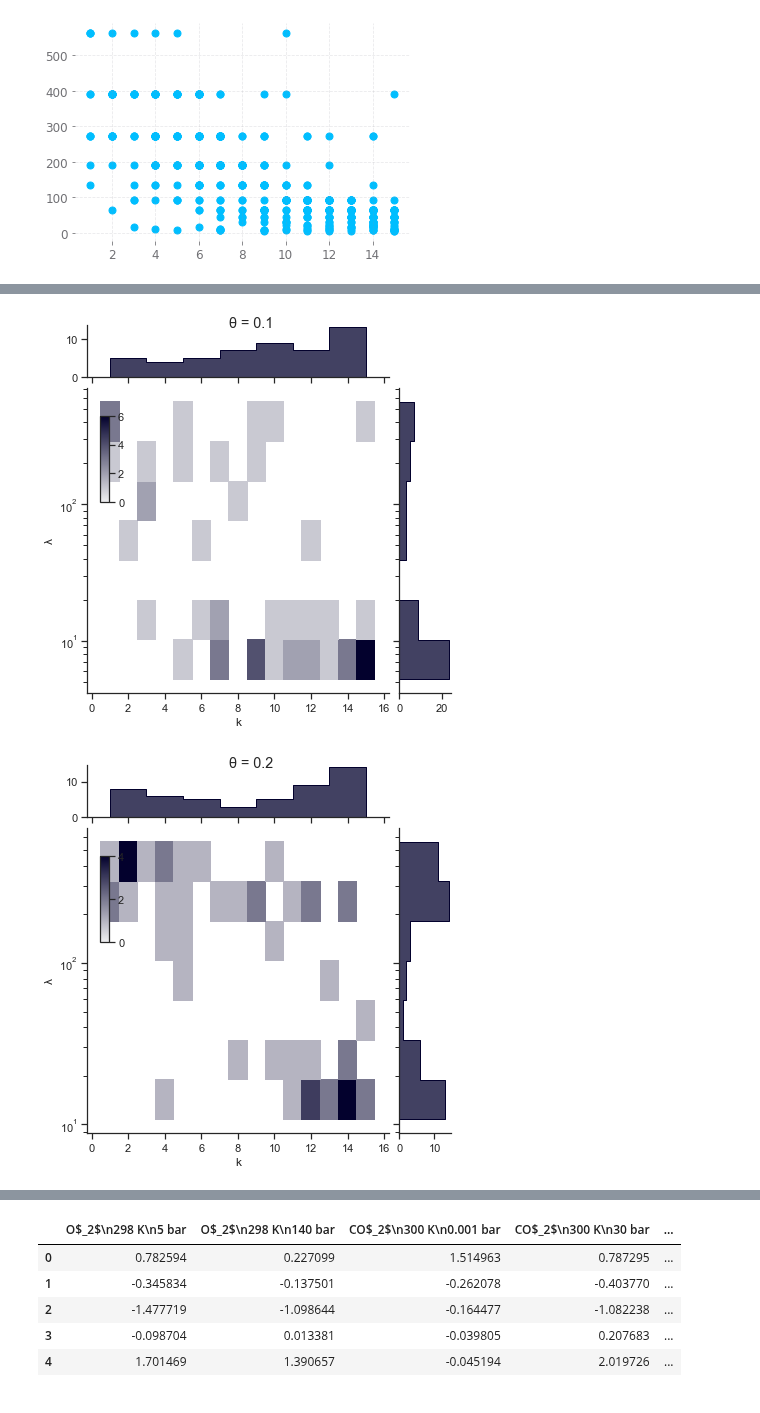
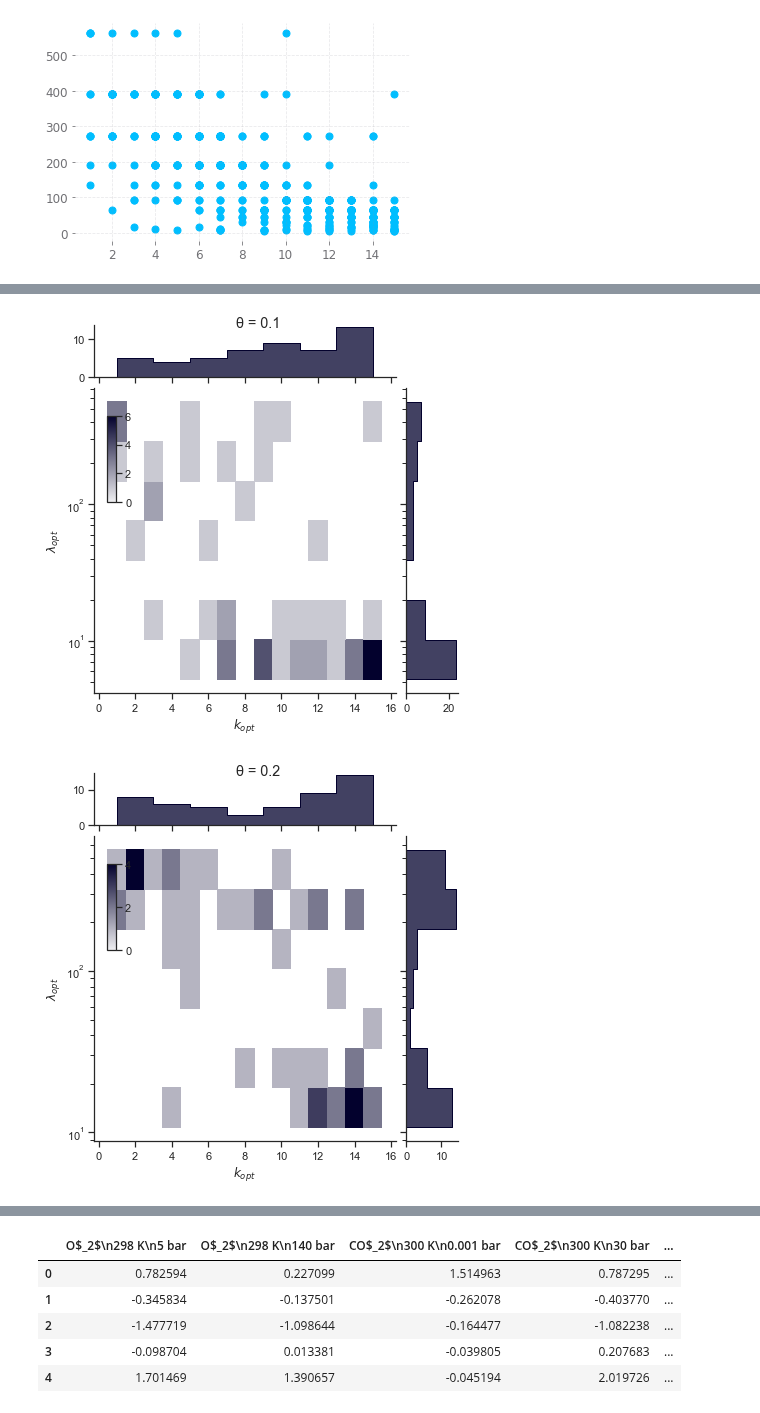
Before and after one commit to SimonEnsemble/material_recommendation_system, a Jupyter notebook: seaborn_stuff.ipynb, the cells around one changed output, grey strips where cells are left out. Saved outputs shown, nothing was run; the diff lists cells and outputs as text; code cells hidden in the pictures.

```diff
--- a/seaborn_stuff.ipynb
+++ b/seaborn_stuff.ipynb
@@ -50,7 +50,8 @@ for θ, dfθ in df.groupby('θ'):
 #     print(θ)
     plt.figure()
     plt.scatter(dfθ.k.values, dfθ.λ.values)
+    plt.xlabel("rank k")
+    plt.ylabel("reg param λ")
     plt.title(θ)
     plt.show()
-    break
 # %% [output]
@@ -58,25 +67,26 @@ for θ, dfθ in df.groupby('θ'):
 # %%
 sb.set_theme(style="ticks")
 
 # Load the planets dataset and initialize the figure
 for θ, dfθ in df.groupby('θ'):
     g = sb.JointGrid(data=dfθ, x="k", y="λ", marginal_ticks=True)
 
     # Set a log scaling on the y axis
     g.ax_joint.set(yscale="log")
 
     # # Create an inset legend for the histogram colorbar
     cax = g.fig.add_axes([.15, .55, .02, .2])
 
     # # Add the joint and marginal histogram plots
     g.plot_joint(
         sb.histplot,# discrete=(True, True),
         bins=([i + 0.5 for i in range(16)], 'auto'),
         cmap="light:#03012d", cbar=True, cbar_ax=cax
     )
+    g.ax_joint.set(ylabel="$\lambda_{opt}$", xlabel="$k_{opt}$")
     g.plot_marginals(sb.histplot, element="step", color="#03012d")
     g.fig.suptitle("θ = {}".format(θ))
-    plt.savefig("hyper_params_theta{}.pdf".format(θ), format="pdf")
+    plt.savefig("hyper_params_theta" + "%d" % (θ*10) + ".pdf", format="pdf")
 # %% [output]
-[figure, old version]
+[figure, new version]
-[figure, old version]
+[figure, new version]
```
Also changed, not shown: parts of 4 cells of this notebook, 2 other files.
